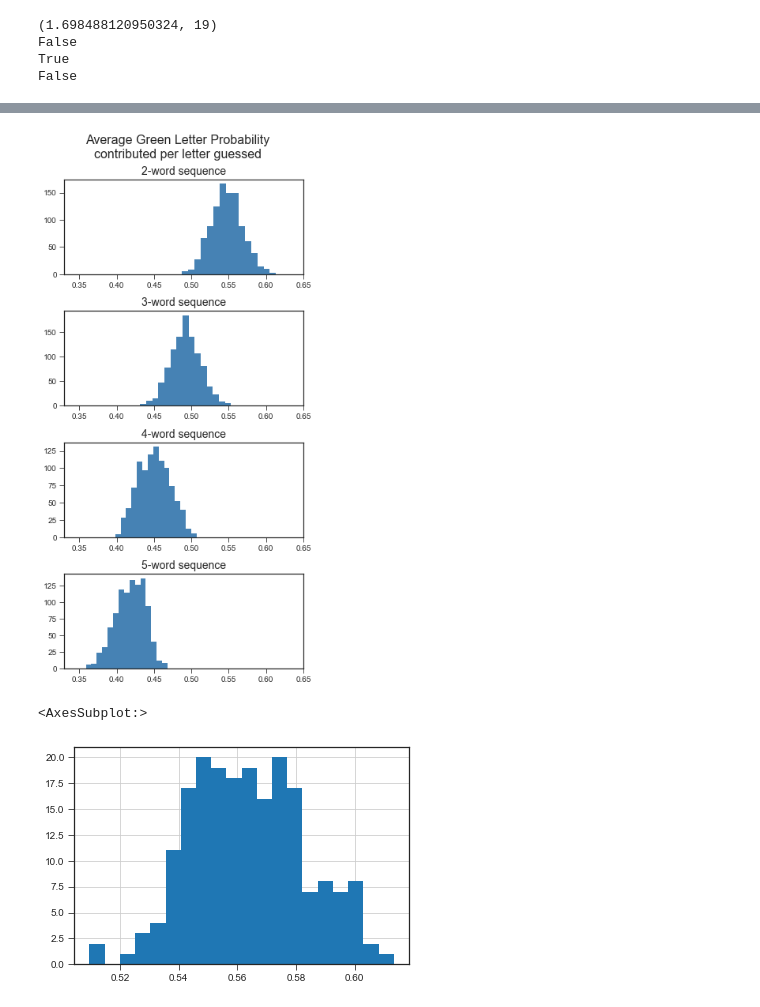
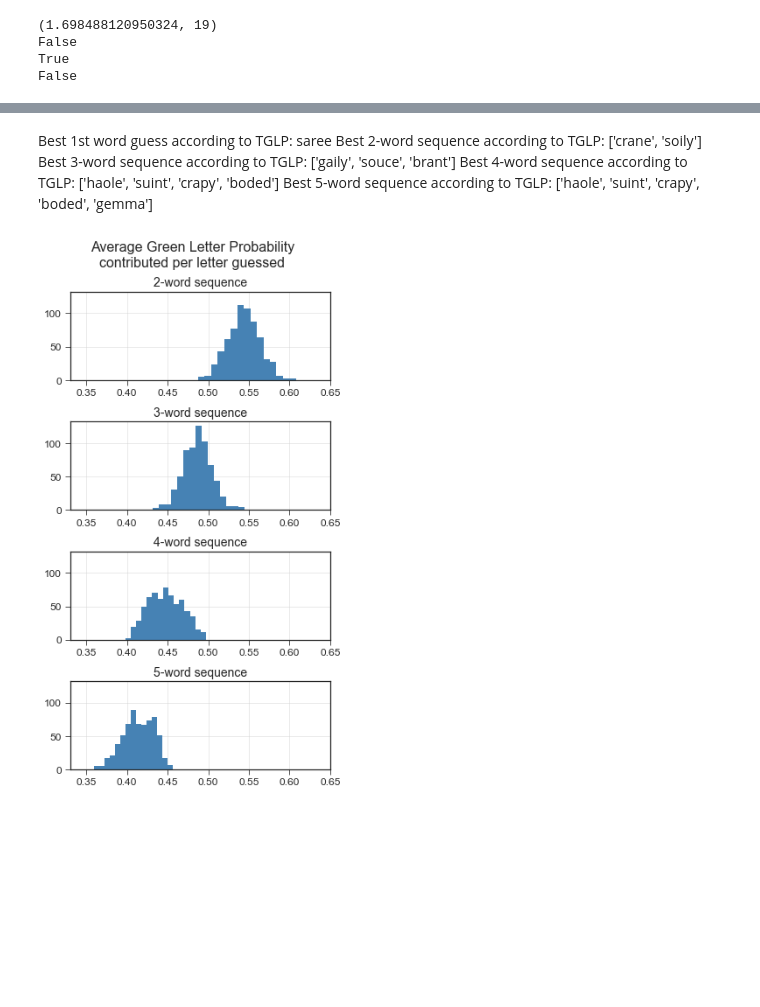
Before and after one commit to benton-anderson/wordle-opt, a Jupyter notebook: notebooks/BJA-02.4-make-guess-sequences.ipynb, the cells around one changed output, grey strips where cells are left out. Saved outputs shown, nothing was run; the diff lists cells and outputs as text; code cells hidden in the pictures; blank space fills up the shorter version.

Commit message:
tglp results

```diff
--- a/notebooks/BJA-02.4-make-guess-sequences.ipynb
+++ b/notebooks/BJA-02.4-make-guess-sequences.ipynb
@@ -94,7 +112,7 @@ lfl = pd.concat([bow17lfl, bowwordlelfl, bowcurlfl], axis=1, sort=True)
 ## Then use the top 200 from curated as starting points for the calculation.
 # %%
 data = wl.loc[wl['in_wordle'], ['in_wordle_curated']]
-data['wlh'] = calc_lfl(data.index, bowcur, colname='wlh')   # wlh = Word Likelihood from letter frequency
+data['wll'] = calc_ll(data.index, bowcur, colname='wll')   # wlh = Word Likelihood from letter frequency
 
 # tglp = Total Green Letter Probability
 # sum of all probabilities of finding that letter in that position
@@ -200,9 +227,6 @@ False
 True
 False
 # %%
-tglp_words = data.sort_values('tglp', ascending=False).index
-tglp_list = data['tglp'].to_list()
-
 # start_words_list = data.loc[data['in_wordle_curated']].index
 # results = []
 
@@ -217,7 +241,9 @@ def guess_sequence_search(word_list, word_value, results, priority_list):
     results: list to append to
     priority_list: priority ranking for check_word() function
     """
-    for start_word in word_list[0:1000]:
+    for start_word in word_list:
+        if len(set(start_word)) < 4:  # Skip words that only have 3 unique letters
+            continue
         combined_words = start_word
     #     summed_tglp = data.loc[start_word, 'tglp']
         sequence = [start_word]
@@ -299,6 +307,16 @@ def guess_sequence_search(word_list, word_value, results, priority_list):
 # %%
+tglp_data = data.sort_values('tglp', ascending=False)
+tglp_words = tglp_data.index
+tglp_list = tglp_data['tglp'].to_list()
+tglp_results = []
+
+tglp_results = guess_sequence_search(word_list=tglp_words,
+                                     word_value=tglp_list,
+                                     results=tglp_results,
+                                     priority_list=priority_list)
+
 df = []
-for sequence in results:
+for sequence in tglp_results:
     df.append((*sequence,
                *calc_summed_tglp_and_repeats(sequence),
                *calc_summed_tglp_and_repeats(sequence[:-1]),
@@ -314,6 +332,7 @@ columns = ['w1', 'w2', 'w3', 'w4', 'w5',
 df = pd.DataFrame(df, columns=columns)
 for num in ['2', '3', '4', '5']:
     df['mean_tglp'+num] = df['tglp'+num]/int(num)
+    df['mean_tglp_per_unique'+num] = df['tglp'+num]/df['nu'+num]
 # tglp# = total green letter probability with that many words in the sequence
 # nu# = Number of Unique letters in that sequence
 # mean_tglp# = average Total green letter probability gained per letter (not unique letter!!)
@@ -334,0 +371,7 @@ df
+# %%
+print('Best 1st word guess according to TGLP:')
+print(data['tglp'].idxmax())
+for num in ['2','3','4','5']:
+    best = df['mean_tglp_per_unique'+num].idxmax()
+    print(f'Best {num}-word sequence according to TGLP:')
+    print(df.loc[best, ['w1', 'w2', 'w3', 'w4', 'w5']].to_list()[:int(num)])
@@ -335,17 +406,26 @@ df
+# %% [markdown]
+Best 1st word guess according to TGLP:
+saree
+Best 2-word sequence according to TGLP:
+['crane', 'soily']
+Best 3-word sequence according to TGLP:
+['gaily', 'souce', 'brant']
+Best 4-word sequence according to TGLP:
+['haole', 'suint', 'crapy', 'boded']
+Best 5-word sequence according to TGLP:
+['haole', 'suint', 'crapy', 'boded', 'gemma']
 # %%
-fig, ax = plt.subplots(nrows=4)
+fig, ax = plt.subplots(nrows=4, sharey=True)
 for i, num in enumerate(['2', '3', '4', '5']):
     ax[i].hist(df['mean_tglp'+num], bins=15, color='steelblue')
     ax[i].set_title(f'{num}-word sequence', fontsize=14)
     ax[i].set_xlim((0.33, 0.65))
-fig.set_size_inches((5, 10))
+    ax[i].tick_params(axis='both', which='major', labelsize=12)
+    ax[i].grid(alpha=0.5)
+fig.set_size_inches((5, 9))
 fig.suptitle('Average Green Letter Probability\ncontributed per letter guessed', fontsize=16)
+# fig.supylabel('count', fontsize=12)
 
 fig.tight_layout()
 # %% [output]
-[figure, old version]
+[figure, new version]
-# %%
-df['mean_tglp2'].hist(bins=20)
-# %% [output]
-<AxesSubplot:>
-[figure, removed]
```
Also changed, not shown: parts of 17 cells of this notebook, 1 other file.
